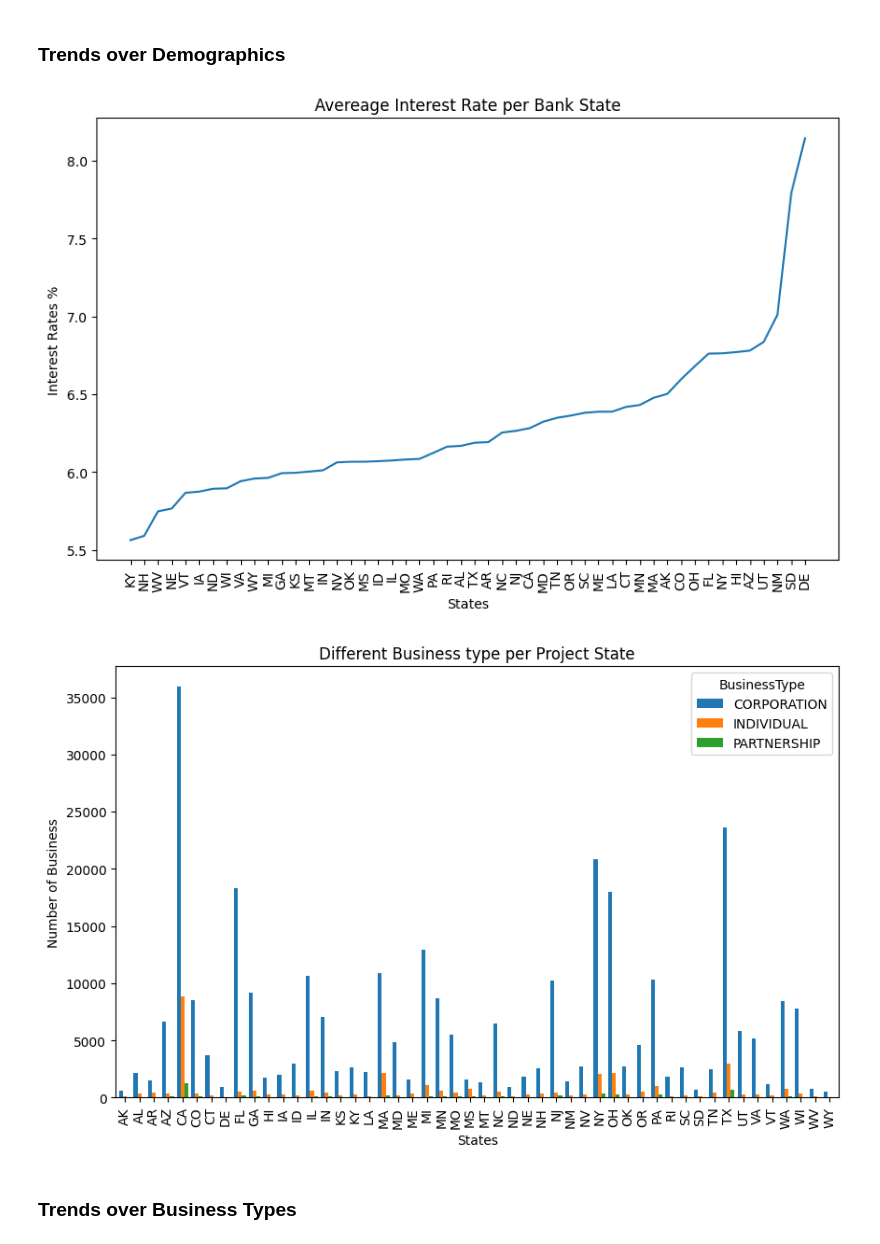
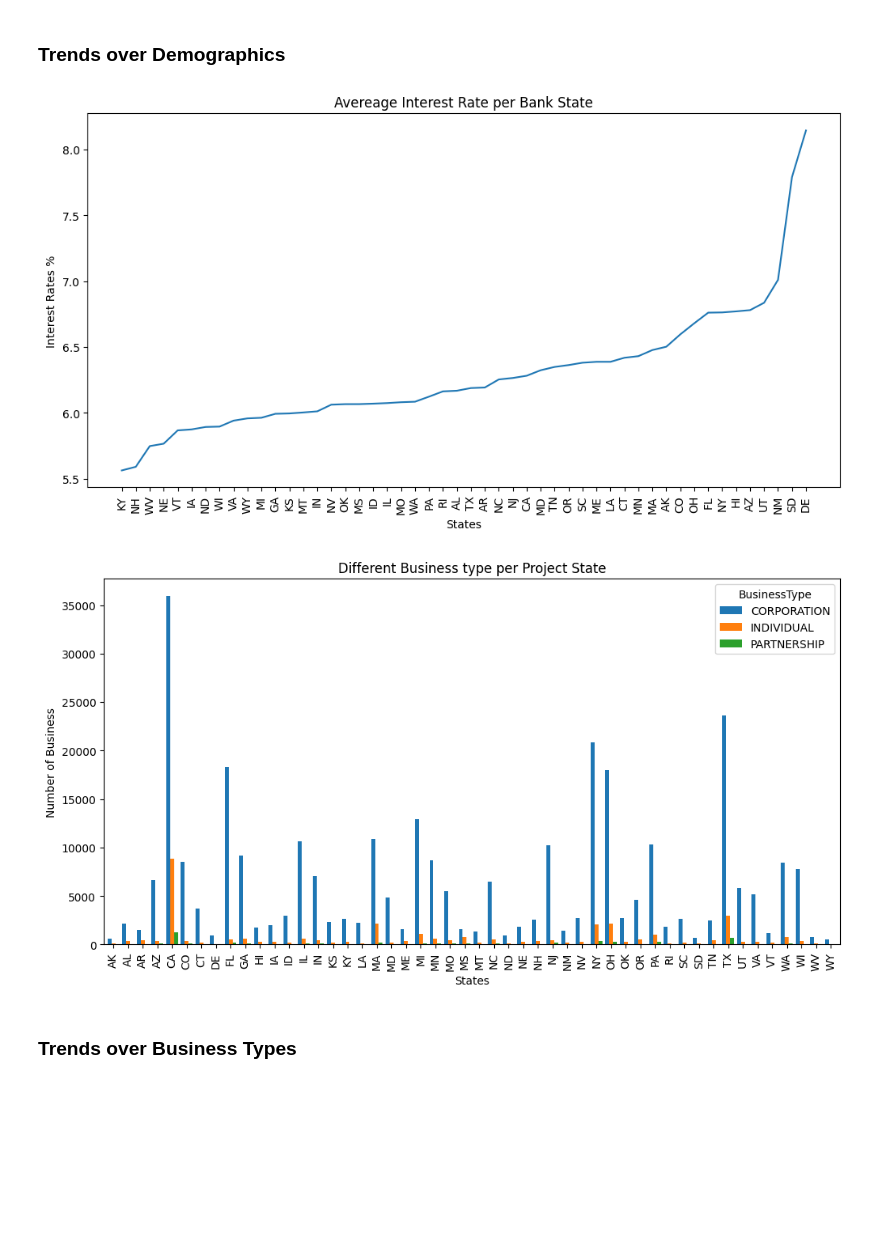
Before and after one commit to DineshDK672/Ryewalk_assignment, a Jupyter notebook: 01_EDA.ipynb, the cells around one changed output. Saved outputs shown, nothing was run; the diff lists cells and outputs as text; code cells hidden in the pictures; blank space fills up the shorter version.

```diff
--- a/01_EDA.ipynb
+++ b/01_EDA.ipynb
@@ -58,7 +58,7 @@ print(f'The dataset has {df.shape[0]} rows and {df.shape[1]} columns\n')
 
 # Analyzing categorical columns
 cols = ['BusinessType', 'CollateralInd',
-        'RevolverStatus', 'LoanStatus', 'Subprogram']
+        'RevolverStatus', 'LoanStatus', 'Subprogram', 'SoldSecondMarketInd']
 
 for col in cols:
     print(df[col].unique())
@@ -132,12 +137,10 @@ plt.show()
 # %%
 import numpy as np
 # Dropping the columns which have more than 50% of null values
-df = df.drop(columns=['BankNCUANumber', 'FranchiseCode', 'FranchiseName'])
+df = df.drop(columns=['BankNCUANumber', 'FranchiseCode', 'FranchiseName', 'BusinessAge'])
 print(f'The dataset has {df.shape[0]} rows and {df.shape[1]} columns\n')
 
-# Imputing Null values and incorrect values
-df.loc[df['BusinessType'] == '        ','BusinessType'] = np.random.choice(['INDIVIDUAL', 'CORPORATION', 'PARTNERSHIP'])
+# Imputing Null values
 df.fillna({'CollateralInd':'N'}, inplace=True)
 print(df['BusinessType'].unique())
-print(df['CollateralInd'].unique())
 # %% [output]
@@ -319,25 +333,25 @@ plt.show()
 # %%
 # Average Interest Rates per Bank State
 avg_interest = df.groupby('BankState')['InitialInterestRate'].mean().sort_values()
-avg_interest.plot.line(figsize=(10,6))
+avg_interest.plot.line(figsize=(12,6))
 plt.title('Avereage Interest Rate per Bank State')
 plt.xlabel("States")
 plt.ylabel('Interest Rates %')
 plt.xticks(range(50), list(avg_interest.index), rotation = 90)
 plt.show()
 
 
 
 # Different Business type per Project State
 b_type_State = pd.crosstab(df['ProjectState'], df['BusinessType'])
-b_type_State.plot(kind='bar', figsize=(10,6), width = 0.8)
+b_type_State.plot(kind='bar', figsize=(12,6), width = 0.8)
 plt.title('Different Business type per Project State')
 plt.xlabel("States")
 plt.ylabel('Number of Business')
 plt.show()
 # %% [output]
-[figure, old version]
+[figure, new version]
-[figure, old version]
+[figure, new version]
 # %% [markdown]
 ### Trends over Business Types
 # %%
```
Also changed, not shown: parts of 12 cells of this notebook.
